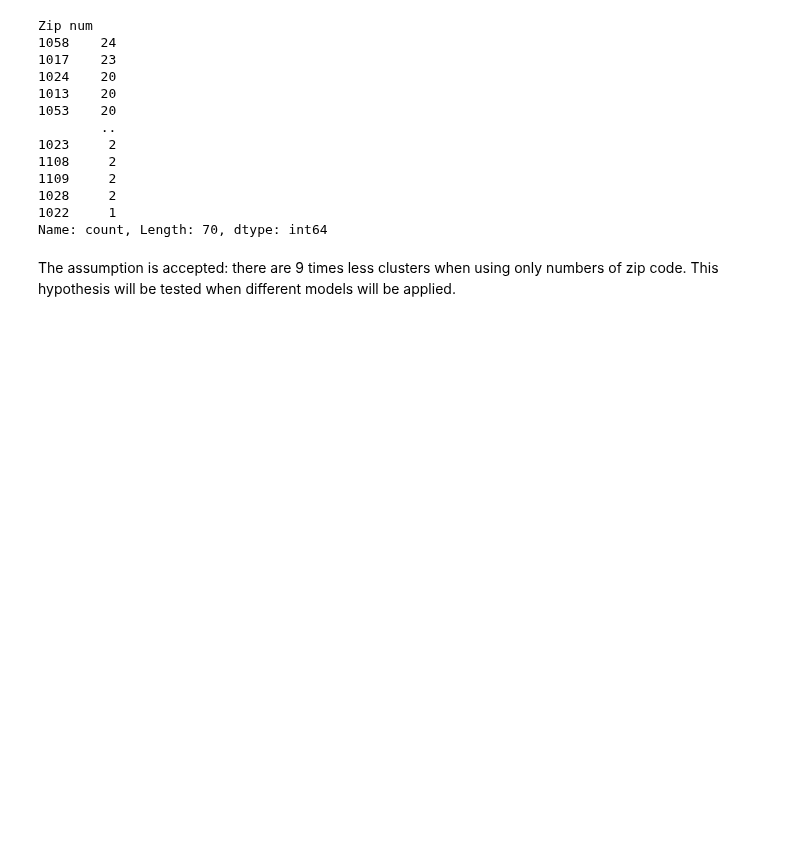
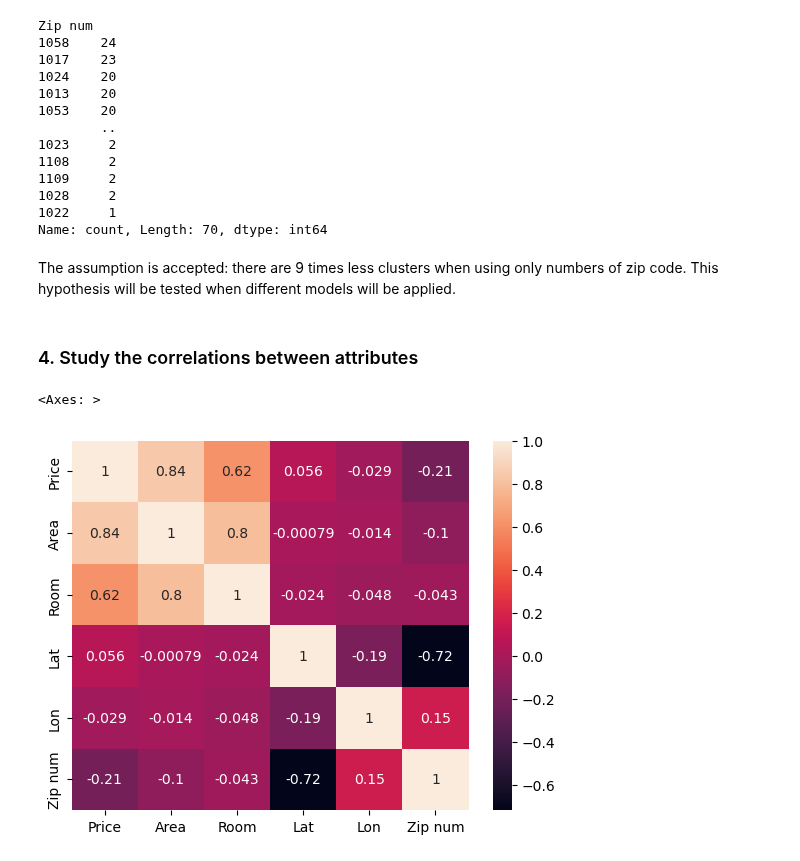
Before and after one commit to nadiia-duiunova/House_price, a Jupyter notebook: EDA.ipynb, the cells around one changed output. Saved outputs shown, nothing was run; the diff lists cells and outputs as text; code cells hidden in the pictures; blank space fills up the shorter version.

Commit message:
Add correlation matrix and identify  promising transformations

```diff
--- a/EDA.ipynb
+++ b/EDA.ipynb
@@ -275,9 +252,9 @@ data_new = data.copy()
 # %%
-data_new['Zip num'] = np.nan
-data_new['Zip letters'] = np.nan
-for row in range(data_new.shape[0]):
-    data_new['Zip num'][row] = data_new['Zip'][row][:-3]
-    data_new['Zip letters'][row] = data_new['Zip'][row][5:]
+data['Zip num'] = np.nan
+data['Zip letters'] = np.nan
+for row in range(data.shape[0]):
+    data['Zip num'][row] = data['Zip'][row][:-3]
+    data['Zip letters'][row] = data['Zip'][row][5:]
 # %% [output]
 A value is trying to be set on a copy of a slice from a DataFrame
 
@@ -305,3 +282,13 @@ Zip num
 Name: count, Length: 70, dtype: int64
 # %% [markdown]
 The assumption is accepted: there are 9 times less clusters when using only numbers of zip code. This hypothesis will be tested when different models will be applied.
+# %% [markdown]
+### 4. Study the correlations between attributes
+# %%
+numerical_data = data[['Price', 'Area', 'Room', 'Lat', 'Lon', 'Zip num']]
+# %%
+corr_matrix = numerical_data.corr()
+sns.heatmap(corr_matrix, annot = True)
+# %% [output]
+<Axes: >
+[figure, added]
```
Also changed, not shown: parts of 15 cells of this notebook.
